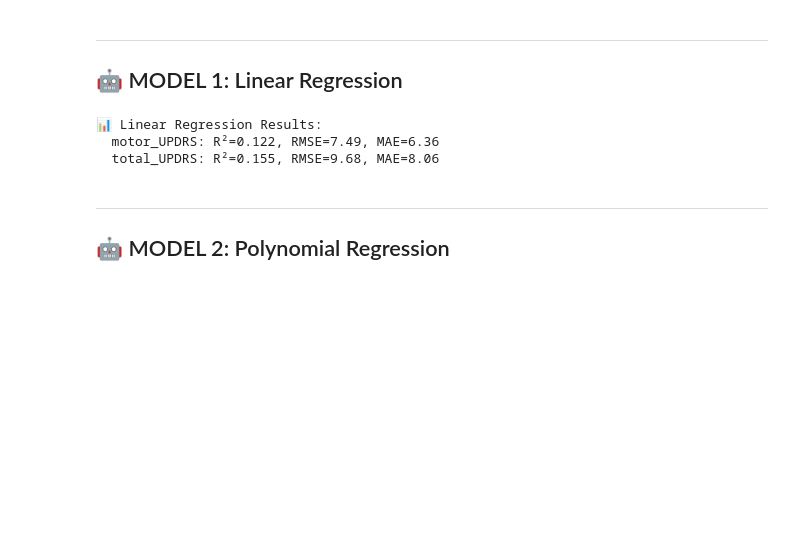
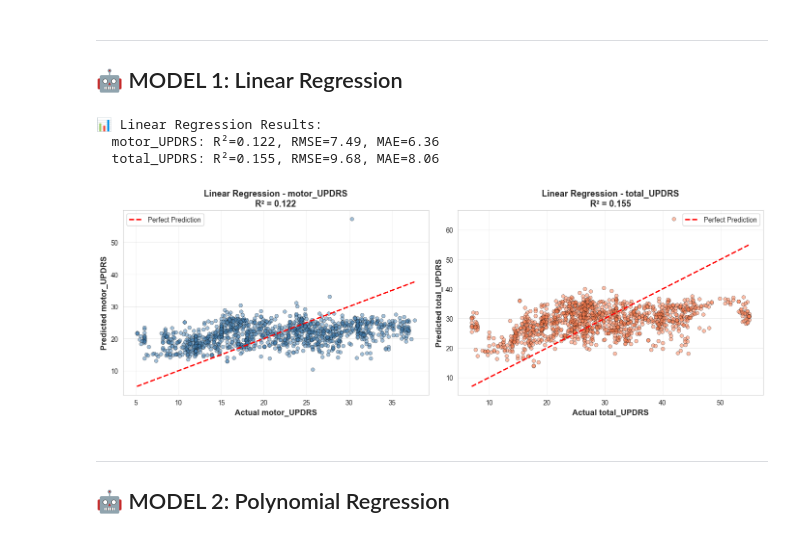
Before and after one commit to EchoRover/aiproject, a Jupyter notebook: notebooks/parkinsons/03_parkinsons_regression.ipynb, the cells around one changed output. Drawn from its saved outputs; the diff is of its cells as text; code cells hidden in the pictures; blank space fills up the shorter version.

```diff
--- a/notebooks/parkinsons/03_parkinsons_regression.ipynb
+++ b/notebooks/parkinsons/03_parkinsons_regression.ipynb
@@ -145,6 +152,39 @@ print(f"  total_UPDRS: R²={results_lr['total_R2']:.3f}, RMSE={results_lr['total
 📊 Linear Regression Results:
   motor_UPDRS: R²=0.122, RMSE=7.49, MAE=6.36
   total_UPDRS: R²=0.155, RMSE=9.68, MAE=8.06
+# %%
+# Visualization: Linear Regression Predictions
+fig, axes = plt.subplots(1, 2, figsize=(14, 5))
+
+# motor_UPDRS scatter plot
+axes[0].scatter(y_test_motor, pred_motor, alpha=0.5, s=30, color='steelblue', edgecolors='black', linewidth=0.5)
+axes[0].plot([y_test_motor.min(), y_test_motor.max()],
+             [y_test_motor.min(), y_test_motor.max()],
+             'r--', lw=2, label='Perfect Prediction')
+axes[0].set_xlabel('Actual motor_UPDRS', fontsize=12, fontweight='bold')
+axes[0].set_ylabel('Predicted motor_UPDRS', fontsize=12, fontweight='bold')
+axes[0].set_title(f'Linear Regression - motor_UPDRS\nR² = {results_lr["motor_R2"]:.3f}',
+                  fontsize=13, fontweight='bold')
+axes[0].legend()
+axes[0].grid(alpha=0.3)
+
+# total_UPDRS scatter plot
+axes[1].scatter(y_test_total, pred_total, alpha=0.5, s=30, color='coral', edgecolors='black', linewidth=0.5)
+axes[1].plot([y_test_total.min(), y_test_total.max()],
+             [y_test_total.min(), y_test_total.max()],
+             'r--', lw=2, label='Perfect Prediction')
+axes[1].set_xlabel('Actual total_UPDRS', fontsize=12, fontweight='bold')
+axes[1].set_ylabel('Predicted total_UPDRS', fontsize=12, fontweight='bold')
+axes[1].set_title(f'Linear Regression - total_UPDRS\nR² = {results_lr["total_R2"]:.3f}',
+                  fontsize=13, fontweight='bold')
+axes[1].legend()
+axes[1].grid(alpha=0.3)
+
+plt.tight_layout()
+plt.savefig('../../submission/figures/linear_predictions.png', dpi=300, bbox_inches='tight')
+plt.show()
+# %% [output]
+[figure, added]
 # %% [markdown]
 ---
 ## 🤖 MODEL 2: Polynomial Regression
```
Also changed, not shown: parts of 12 cells of this notebook, 15 other files.
